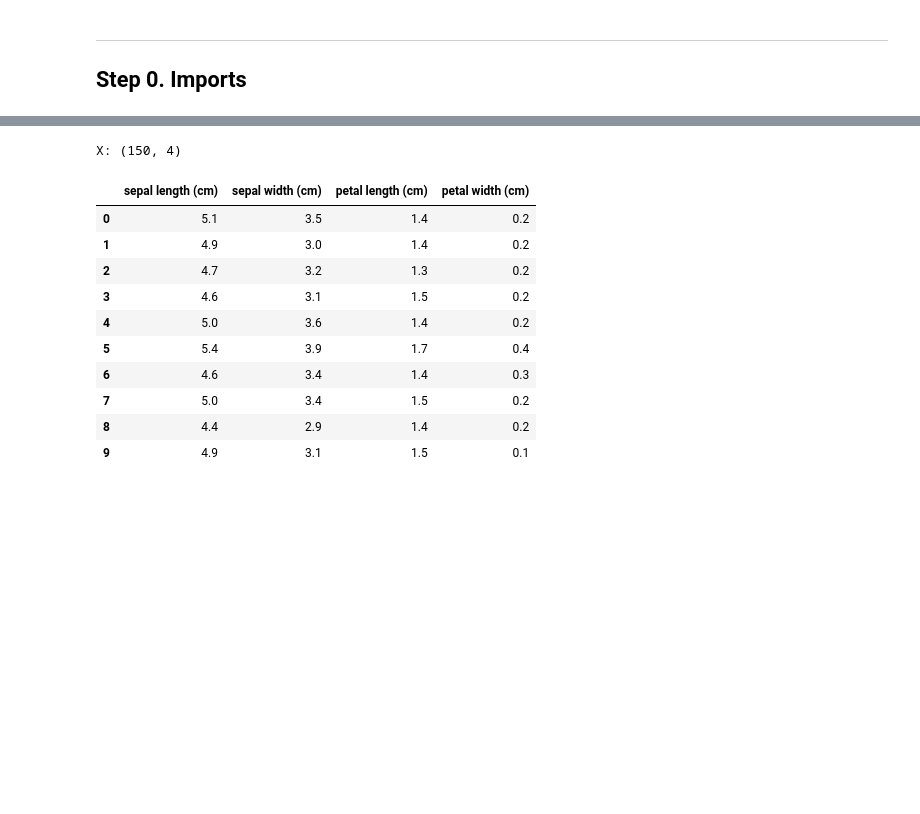
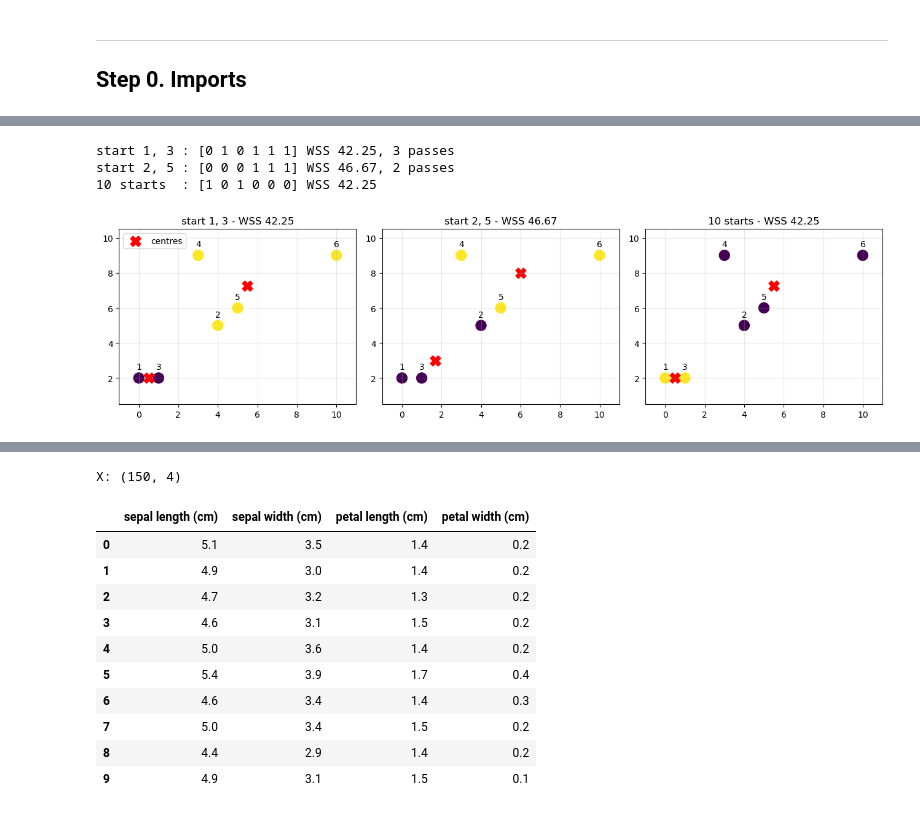
Before and after one commit to jongmoonha/AI-ME-Practice, a Jupyter notebook: Practice06_Unsupervised_Learning.ipynb, the cells around one changed output, grey strips where cells are left out. Saved outputs shown, nothing was run; the diff lists cells and outputs as text; code cells hidden in the pictures; blank space fills up the shorter version.

```diff
--- a/Practice06_Unsupervised_Learning.ipynb
+++ b/Practice06_Unsupervised_Learning.ipynb
@@ -32,0 +159,40 @@ plt.rcParams['axes.unicode_minus'] = False
+# %%
+kmeans1 = KMeans(n_clusters=2, init=X_six[[0, 2]], n_init=1)    # start at points 1 and 3
+kmeans1.fit(X_six)
+
+kmeans2 = KMeans(n_clusters=2, init=X_six[[1, 4]], n_init=1)    # start at points 2 and 5
+kmeans2.fit(X_six)
+
+kmeans3 = KMeans(n_clusters=2, n_init=10, random_state=42)      # ten k-means++ starts, the lowest WSS is kept
+kmeans3.fit(X_six)
+
+print('start 1, 3 :', kmeans1.labels_, f'WSS {kmeans1.inertia_:.2f}, {kmeans1.n_iter_} passes')
+print('start 2, 5 :', kmeans2.labels_, f'WSS {kmeans2.inertia_:.2f}, {kmeans2.n_iter_} passes')
+print('10 starts  :', kmeans3.labels_, f'WSS {kmeans3.inertia_:.2f}')
+
+fig, axes = plt.subplots(1, 3, figsize=(13, 3.6))
+axes[0].scatter(X_six[:, 0], X_six[:, 1], c=kmeans1.labels_, cmap='viridis', s=150)
+axes[0].scatter(kmeans1.cluster_centers_[:, 0], kmeans1.cluster_centers_[:, 1], c='red', marker='X', s=150, label='centres')
+axes[0].set_title(f'start 1, 3 - WSS {kmeans1.inertia_:.2f}')
+axes[1].scatter(X_six[:, 0], X_six[:, 1], c=kmeans2.labels_, cmap='viridis', s=150)
+axes[1].scatter(kmeans2.cluster_centers_[:, 0], kmeans2.cluster_centers_[:, 1], c='red', marker='X', s=150, label='centres')
+axes[1].set_title(f'start 2, 5 - WSS {kmeans2.inertia_:.2f}')
+axes[2].scatter(X_six[:, 0], X_six[:, 1], c=kmeans3.labels_, cmap='viridis', s=150)
+axes[2].scatter(kmeans3.cluster_centers_[:, 0], kmeans3.cluster_centers_[:, 1], c='red', marker='X', s=150, label='centres')
+axes[2].set_title(f'10 starts - WSS {kmeans3.inertia_:.2f}')
+
+for ax in axes:
+    for k in range(6):
+        ax.annotate(str(k + 1), X_six[k], xytext=(-3, 10), textcoords='offset points')    # point number
+    ax.set_xlim(-1, 11)
+    ax.set_ylim(0.5, 10.5)
+    ax.grid(alpha=0.3)
+axes[0].legend()
+
+plt.tight_layout()
+plt.show()
+# %% [output]
+start 1, 3 : [0 1 0 1 1 1] WSS 42.25, 3 passes
+start 2, 5 : [0 0 0 1 1 1] WSS 46.67, 2 passes
+10 starts  : [1 0 1 0 0 0] WSS 42.25
+[figure, added]
```
Also changed, not shown: parts of 85 cells of this notebook.
